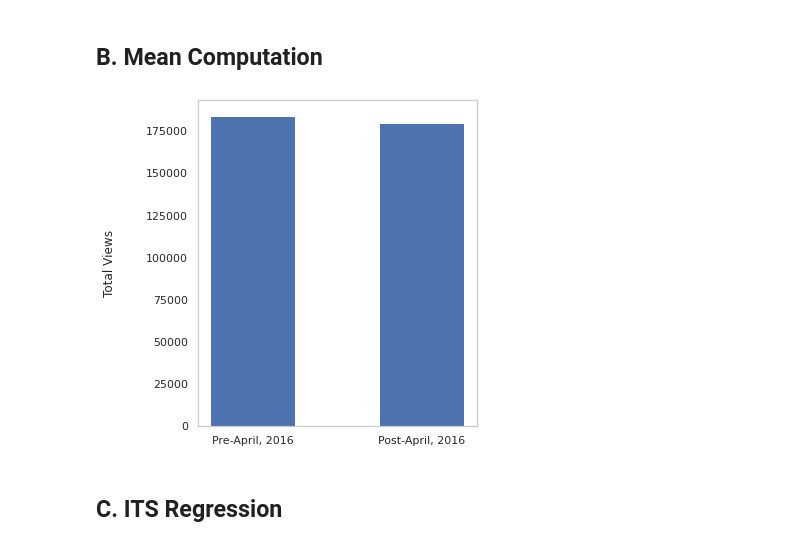
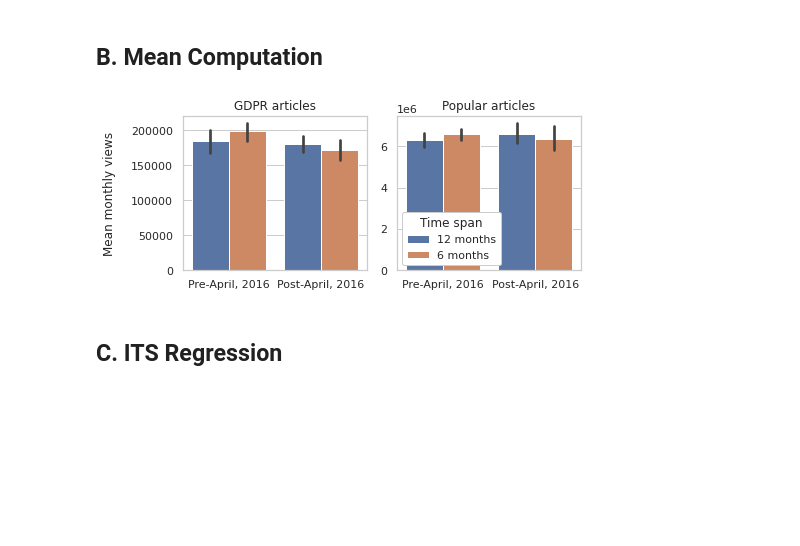
Before and after one commit to epfl-ada/ada-2020-project-milestone-p3-p3_studybuddy, a Jupyter notebook: MilestoneP3.ipynb, the cells around one changed output. Cells and saved outputs as stored; diff of their text form; code cells hidden in the pictures; blank space fills up the shorter version.

Commit message:
figures for report
change barplot_mean and save .eps file, save .eps file for small multiples

```diff
--- a/MilestoneP3.ipynb
+++ b/MilestoneP3.ipynb
@@ -30,3 +32,21 @@ if not os.path.exists('report'):
+# %%
+# Make incredibly good looking plot with ipypublish, which basically
+# overrides matplotlib default parameters and make plots more latex-looking
+
+# Enable fancy plots if you want to generate plots for the article
+# otherwise keep False, since it lengthens rendering time
+fancy_plots = False
+
+if fancy_plots:
+    from ipypublish import nb_setup
+    rcparams = {
+        'axes.titlesize':13,
+        'axes.labelsize':7,
+        'xtick.labelsize':6,
+        'ytick.labelsize':6
+    }
+    plt = nb_setup.setup_matplotlib(rcparams=rcparams)
+    sns.set(style='whitegrid')
 # %% [markdown]
 # **TODOs**
 
@@ -839,10 +880,27 @@ save_regression_summary(res_treatment, 'range_1_treatment.tex')
 save_regression_summary(res_control, 'range_1_control.tex')
 # %% [markdown]
 ## B. Mean Computation
-# %%
-barplot_mean(g_treatment, interruption_date)
-# %% [output]
-[figure, removed]
+# %%
+fig, ax = plt.subplots(1, 2, figsize=(7, 3))
+
+barplot_mean(g_treatment, interruption_date, ax=ax[0])
+barplot_mean(g_control, interruption_date, ax=ax[1])
+
+ax[1].set_ylabel('')
+ax[0].set_title('GDPR articles')
+ax[1].set_title('Popular articles')
+ax[0].legend().remove()
+plt.tight_layout()
+plt.savefig('figs/means_adoption.eps')
+
+# ATTEMPT TO MAKE ONE LEGEND ABOVE SUBPLOTS
+#handles, labels = ax[1].get_legend_handles_labels()
+#ax[1].legend().remove()
+#ax[0].legend().remove()
+#fig.legend(handles, labels, title='Time span', ncol=2, loc=(.5, .8))
+#plt.tight_layout()
+# %% [output]
+[figure, added]
 # %% [markdown]
 ## C. ITS Regression
 # %%
```
Also changed, not shown: parts of 12 cells of this notebook.
